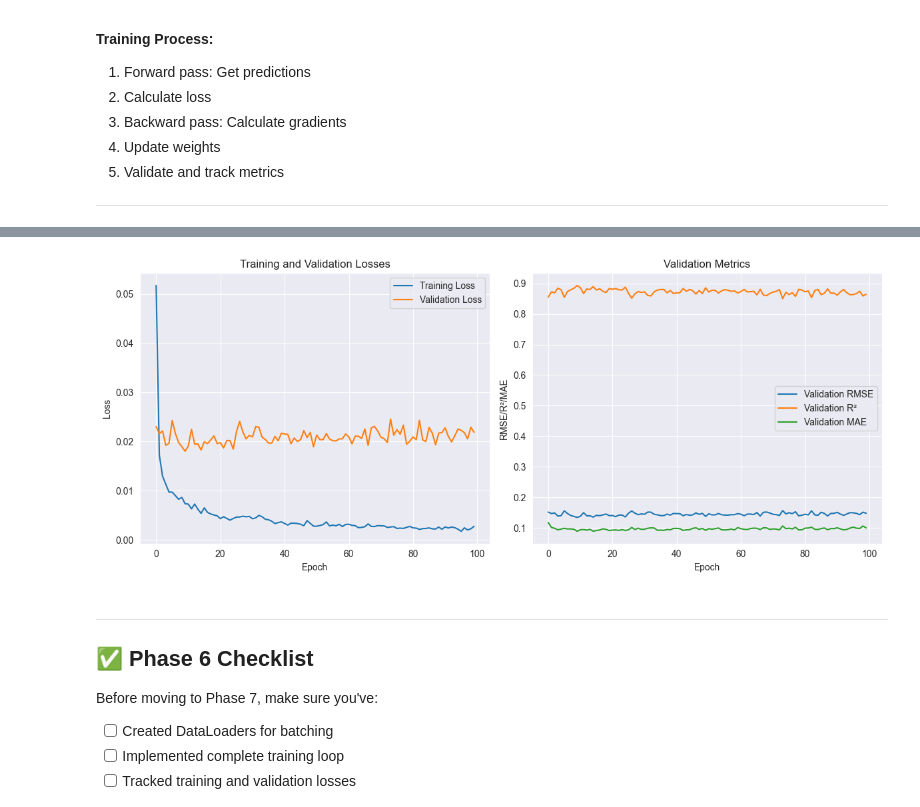
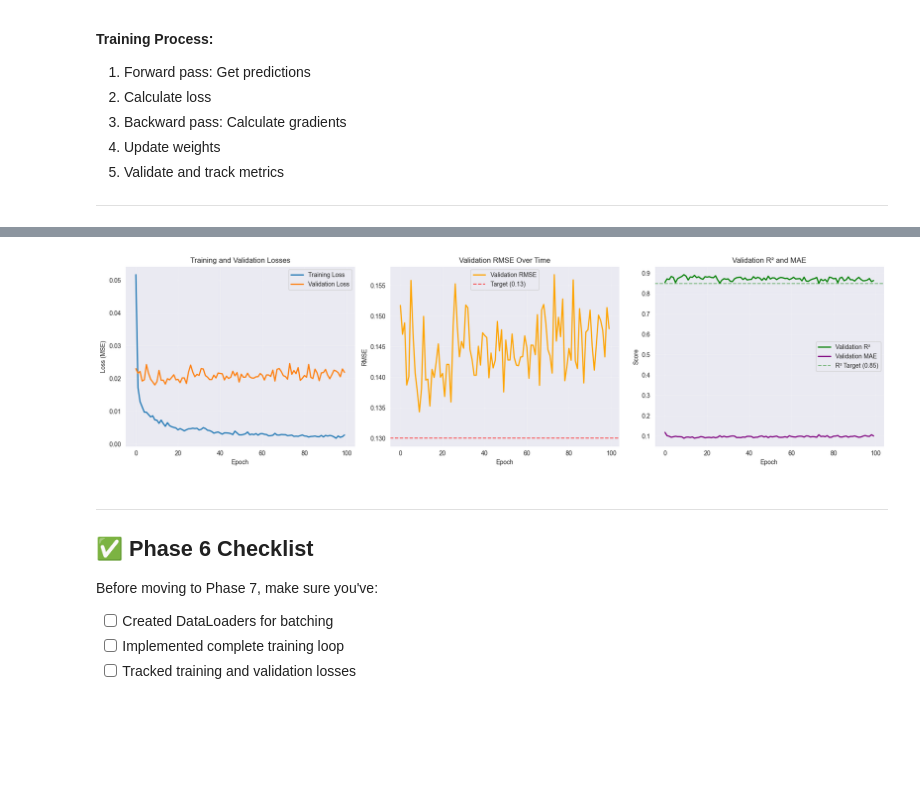
Before and after one commit to Tuminha/House-Prices-Prediction, a Jupyter notebook: notebooks/house_prices.ipynb, the cells around one changed output, grey strips where cells are left out. Drawn from its saved outputs; the diff is of its cells as text; code cells hidden in the pictures; blank space fills up the shorter version.

```diff
--- a/notebooks/house_prices.ipynb
+++ b/notebooks/house_prices.ipynb
@@ -1574,39 +1574,52 @@ Epoch  90/100 | Train Loss: 0.0022 | Val Loss: 0.0218 | Val RMSE: 0.1478 | Val M
 # %%
 # TODO 6.4: Visualize Training Progress
 # Create plots showing:
 # - Training and validation loss over epochs
 # - Validation RMSE over epochs
 # - Validation R² over epochs
 
 # HINT: Use plt.subplot() to create multiple plots
 # Plot both train and val losses on same plot for comparison
 
 # Your code here:
-plt.figure(figsize=(12, 5))
 
-# Plot training and validation losses
-plt.subplot(1, 2, 1)
-plt.plot(train_losses, label='Training Loss')
-plt.plot(val_losses, label='Validation Loss')
+plt.figure(figsize=(18, 5))
+
+# Plot 1: Training and Validation Losses
+plt.subplot(1, 3, 1)
+plt.plot(train_losses, label='Training Loss', linewidth=2)
+plt.plot(val_losses, label='Validation Loss', linewidth=2)
 plt.xlabel('Epoch')
-plt.ylabel('Loss')
+plt.ylabel('Loss (MSE)')
 plt.title('Training and Validation Losses')
 plt.legend()
+plt.grid(True, alpha=0.3)
 
-# Plot validation RMSE, R² and MAE
-plt.subplot(1, 2, 2)
-plt.plot(val_rmses, label='Validation RMSE')
-plt.plot(val_r2s, label='Validation R²')
-plt.plot(val_maes, label='Validation MAE')
+# Plot 2: Validation RMSE
+plt.subplot(1, 3, 2)
+plt.plot(val_rmses, label='Validation RMSE', color='orange', linewidth=2)
+plt.axhline(y=0.13, color='r', linestyle='--', label='Target (0.13)', alpha=0.7)
 plt.xlabel('Epoch')
-plt.ylabel('RMSE/R²/MAE')
-plt.title('Validation Metrics')
+plt.ylabel('RMSE')
+plt.title('Validation RMSE Over Time')
 plt.legend()
+plt.grid(True, alpha=0.3)
+
+# Plot 3: Validation R² and MAE
+plt.subplot(1, 3, 3)
+plt.plot(val_r2s, label='Validation R²', color='green', linewidth=2)
+plt.plot(val_maes, label='Validation MAE', color='purple', linewidth=2)
+plt.axhline(y=0.85, color='g', linestyle='--', label='R² Target (0.85)', alpha=0.5)
+plt.xlabel('Epoch')
+plt.ylabel('Score')
+plt.title('Validation R² and MAE')
+plt.legend()
+plt.grid(True, alpha=0.3)
 
 plt.tight_layout()
 plt.show()
 # %% [output]
-[figure, old version]
+[figure, new version]
 # %%
 # TODO 6.5: Evaluate Best Model
 # Load the best saved model
```
Also changed, not shown: 1 other file.
